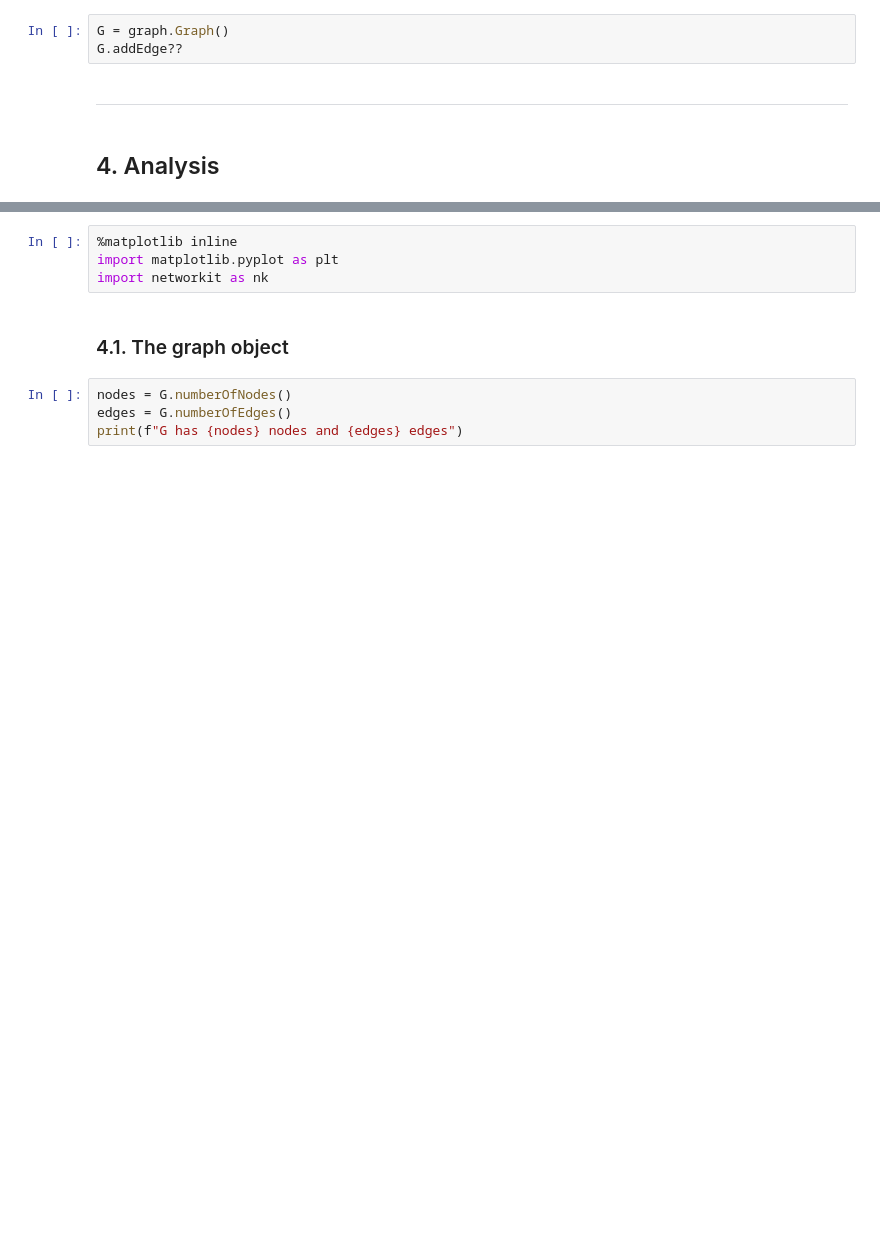
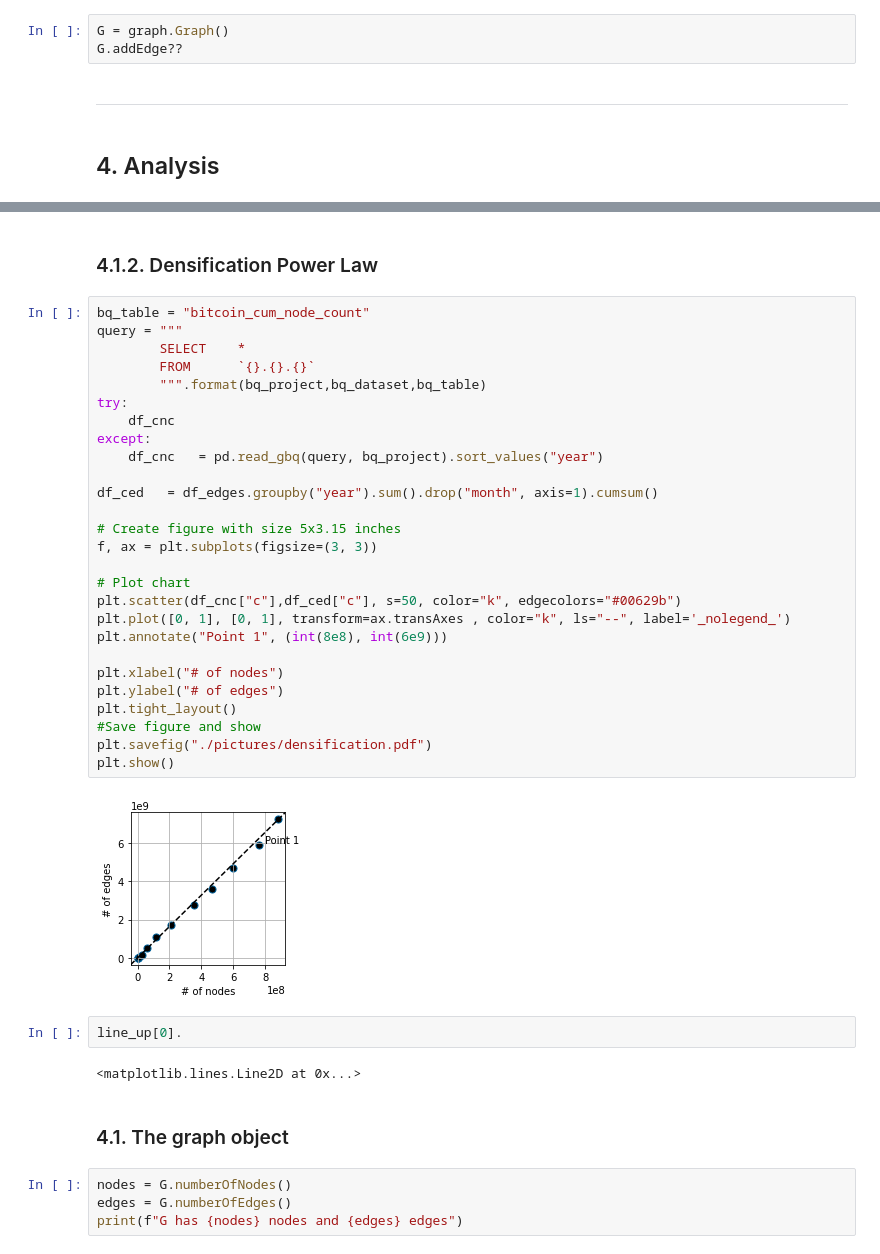
Before and after one commit to nerolation/python-bitcoin-scraper, a Jupyter notebook: btc-graph-analysis.ipynb, the cells around one changed output, grey strips where cells are left out. Cells and saved outputs as stored; diff of their text form; blank space fills up the shorter version.

```diff
--- a/btc-graph-analysis.ipynb
+++ b/btc-graph-analysis.ipynb
@@ -234,7 +315,38 @@ G.addEdge??
+# %% [markdown]
+### 4.1.2. Densification Power Law
+# %%
+bq_table = "bitcoin_cum_node_count"
+query = """
+        SELECT    *
+        FROM      `{}.{}.{}`
+        """.format(bq_project,bq_dataset,bq_table)
+try:
+    df_cnc
+except:
+    df_cnc   = pd.read_gbq(query, bq_project).sort_values("year")
+
+df_ced   = df_edges.groupby("year").sum().drop("month", axis=1).cumsum()
+
+# Create figure with size 5x3.15 inches
+f, ax = plt.subplots(figsize=(3, 3))
+
+# Plot chart
+plt.scatter(df_cnc["c"],df_ced["c"], s=50, color="k", edgecolors="#00629b")
+plt.plot([0, 1], [0, 1], transform=ax.transAxes , color="k", ls="--", label='_nolegend_')
+plt.annotate("Point 1", (int(8e8), int(6e9)))
+
+plt.xlabel("# of nodes")
+plt.ylabel("# of edges")
+plt.tight_layout()
+#Save figure and show
+plt.savefig("./pictures/densification.pdf")
+plt.show()
+# %% [output]
+[figure, added]
 # %%
-%matplotlib inline
-import matplotlib.pyplot as plt
-import networkit as nk
+line_up[0].
+# %% [output]
+<matplotlib.lines.Line2D at 0x...>
 # %% [markdown]
 ### 4.1. The graph object
 # %%
```
Also changed, not shown: parts of 7 cells of this notebook.
